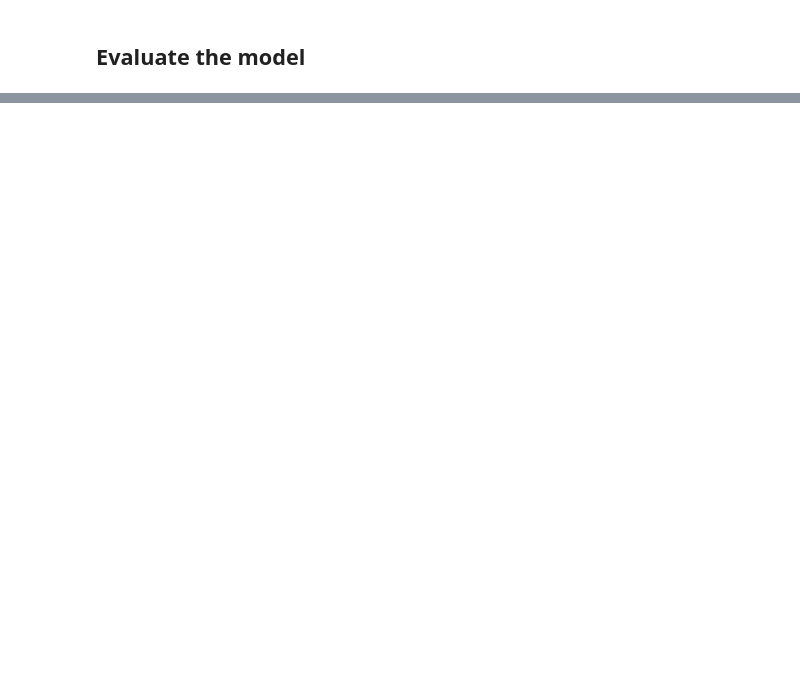
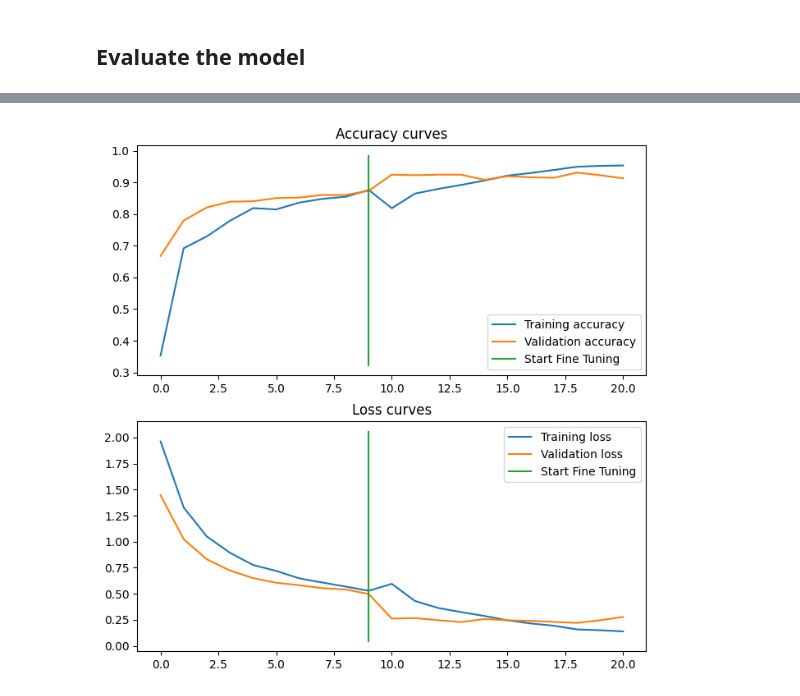
Before and after one commit to SedatParlak/tensorflow, a Jupyter notebook: 05_transfer_learning_fine_tuning_exercises.ipynb, the cells around one changed output, grey strips where cells are left out. Cells and saved outputs as stored; diff of their text form; code cells hidden in the pictures; blank space fills up the shorter version.

```diff
--- a/05_transfer_learning_fine_tuning_exercises.ipynb
+++ b/05_transfer_learning_fine_tuning_exercises.ipynb
@@ -270,0 +363,10 @@ plot_loss_curves(model_1_history)
+# %%
+# Set the fine tune epoch
+fine_tune_epochs = len(model_1_history.epoch) + 10
+
+# Fit the model
+model_3_history = model_1.fit(train_data,
+                              epochs=fine_tune_epochs,
+                              validation_data=test_data,
+                              validation_steps=int(0.25*len(test_data)),
+                              initial_epoch=model_1_history.epoch[-1])
@@ -270,0 +447,18 @@ plot_loss_curves(model_1_history)
+# %%
+# Creating train and test directory paths
+train_dir_all = '10_food_classes_all_data/train/'
+test_dir_all = '10_food_classes_all_data/test/'
+# %%
+# Set data loader
+print('Train data: ')
+train_data_all = tf.keras.preprocessing.image_dataset_from_directory(directory=train_dir_all,
+                                                                 label_mode='categorical',
+                                                                 image_size=IMAGE_SIZE,
+                                                                 batch_size=BATCH_SIZE)
+print('\n')
+
+print('Test data: ')
+test_data_all = tf.keras.preprocessing.image_dataset_from_directory(directory=test_dir_all,
+                                                                label_mode='categorical',
+                                                                image_size=IMAGE_SIZE,
+                                                                batch_size=BATCH_SIZE)
@@ -270,0 +472,10 @@ plot_loss_curves(model_1_history)
+# %%
+# Set the fine tune epoch
+fine_tune_epochs = len(model_1_history.epoch) + 10
+
+# Fit the model
+model_4_history = model_1.fit(train_data_all,
+                              epochs=fine_tune_epochs,
+                              validation_data=test_data_all,
+                              validation_steps=int(0.25*len(test_data_all)),
+                              initial_epoch=model_1_history.epoch[-1])
@@ -270,0 +506,5 @@ plot_loss_curves(model_1_history)
+# %%
+# Plot the loss curves
+compare_histories(model_1_history, model_4_history, initial_epoch=10)
+# %% [output]
+[figure, added]
```
Also changed, not shown: parts of 40 cells of this notebook.
